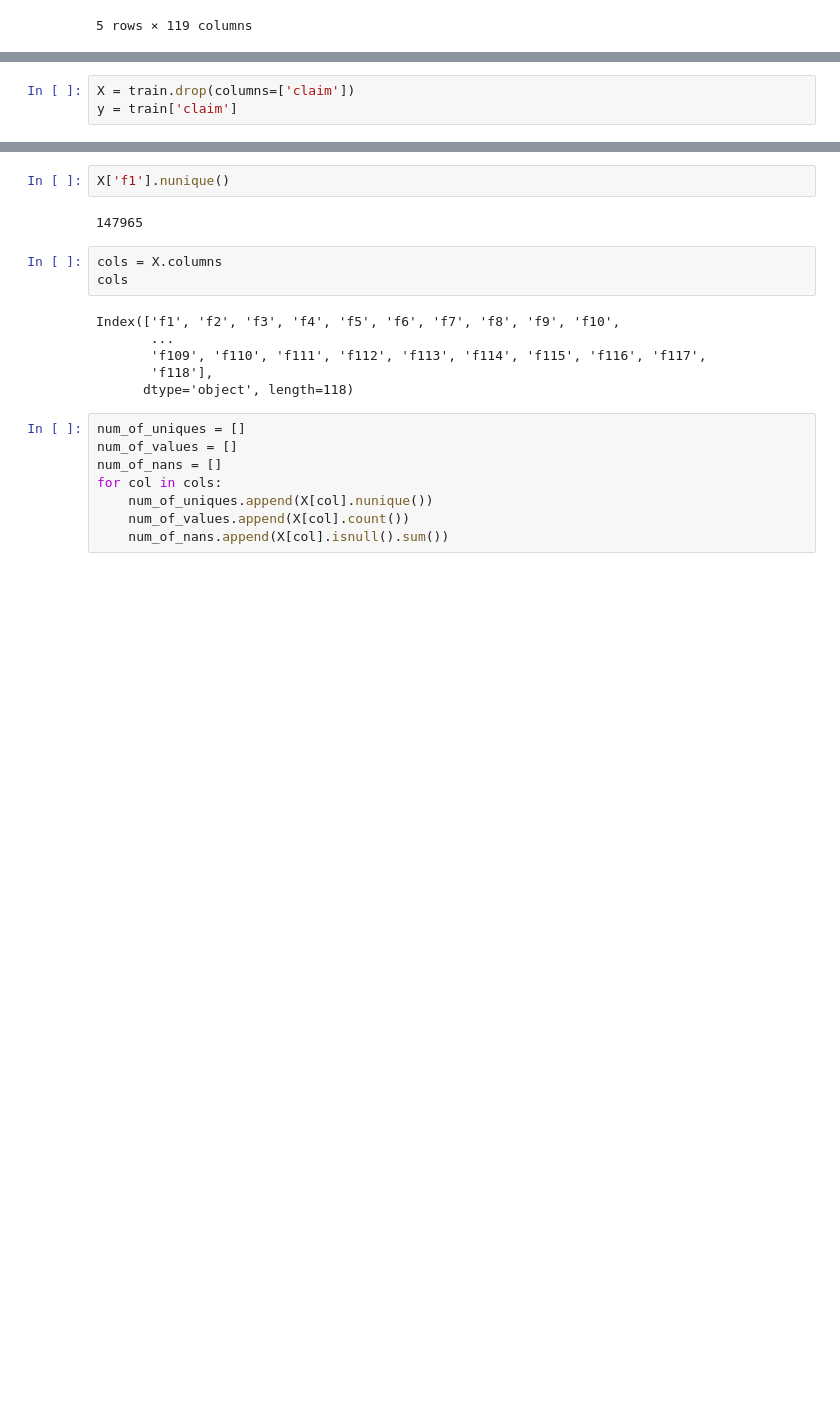
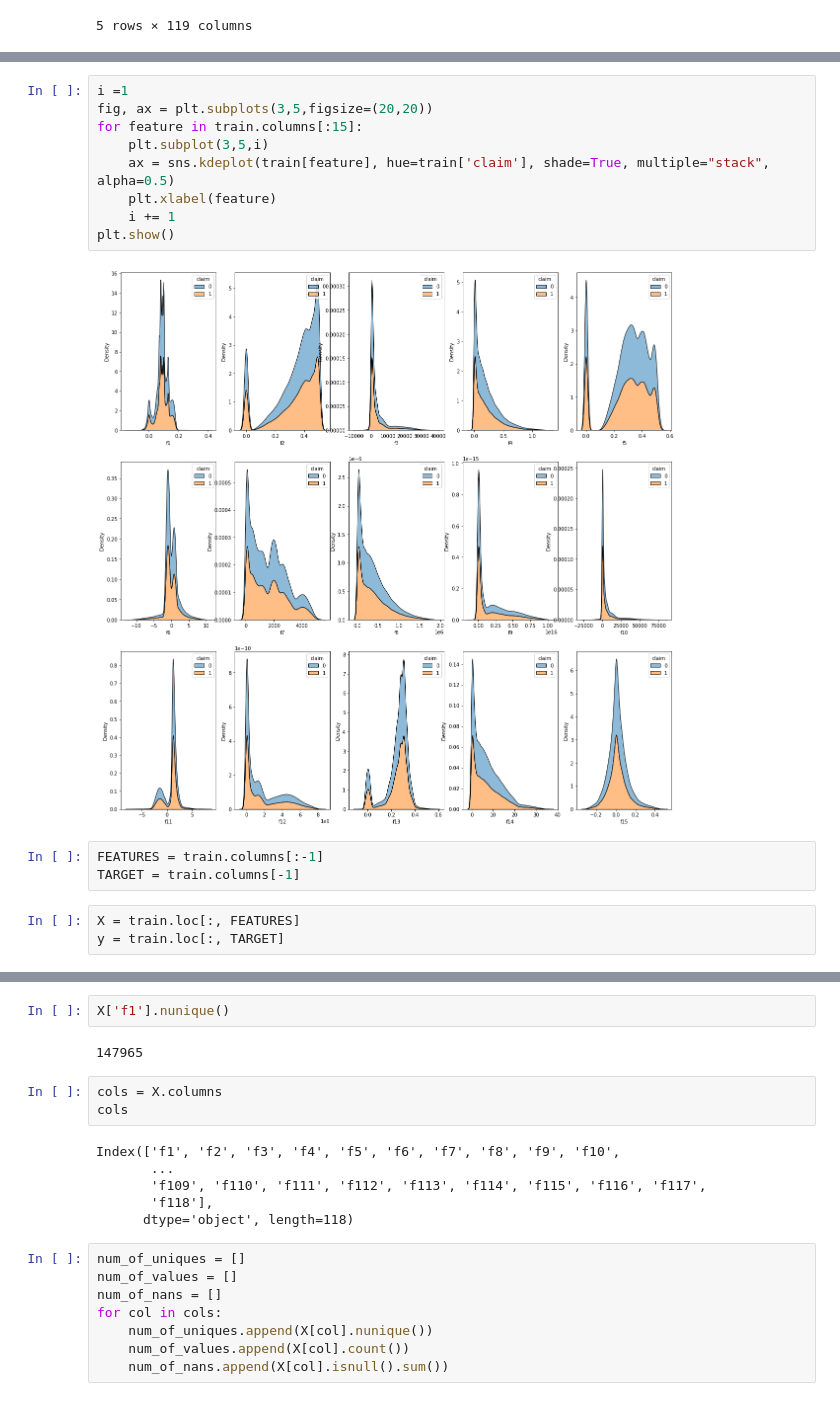
Before and after one commit to kenichiluna0627/tabular-playground-sep-2021, a Jupyter notebook: tabular_pg_sep2021.ipynb, the cells around one changed output, grey strips where cells are left out. Drawn from its saved outputs; the diff is of its cells as text; blank space fills up the shorter version.

```diff
--- a/tabular_pg_sep2021.ipynb
+++ b/tabular_pg_sep2021.ipynb
@@ -19,3 +74,17 @@ train.head()
+# %%
+i =1
+fig, ax = plt.subplots(3,5,figsize=(20,20))
+for feature in train.columns[:15]:
+    plt.subplot(3,5,i)
+    ax = sns.kdeplot(train[feature], hue=train['claim'], shade=True, multiple="stack", alpha=0.5)
+    plt.xlabel(feature)
+    i += 1
+plt.show()
+# %% [output]
+[figure, added]
+# %%
+FEATURES = train.columns[:-1]
+TARGET = train.columns[-1]
 # %%
-X = train.drop(columns=['claim'])
-y = train['claim']
+X = train.loc[:, FEATURES]
+y = train.loc[:, TARGET]
```
Also changed, not shown: parts of 20 cells of this notebook.
